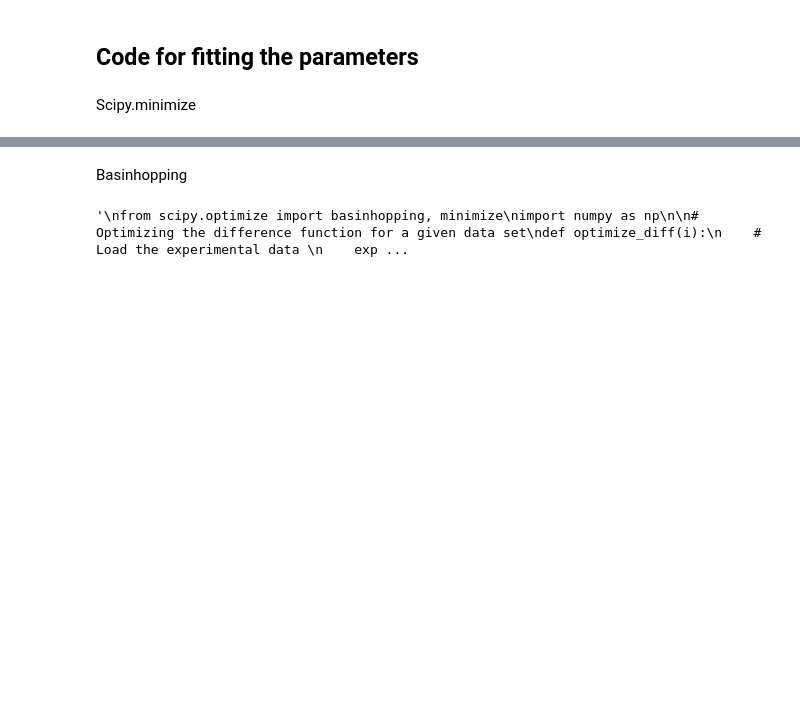
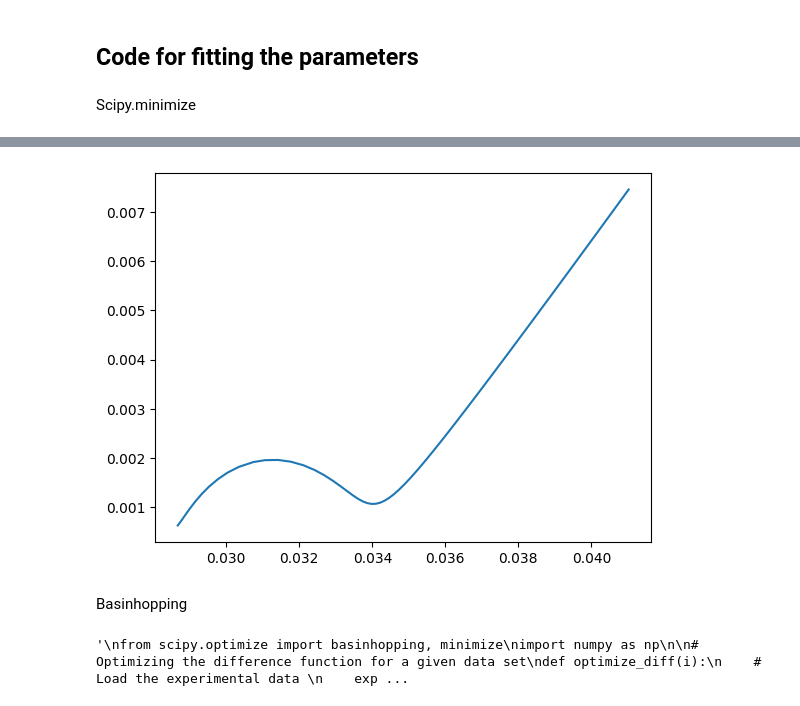
Before and after one commit to samaard2001/EIS-code, a Jupyter notebook: Code/EIS_ECM.ipynb, the cells around one changed output, grey strips where cells are left out. Drawn from its saved outputs; the diff is of its cells as text; code cells hidden in the pictures; blank space fills up the shorter version.

Commit message:
Trying to optimize

```diff
--- a/Code/EIS_ECM.ipynb
+++ b/Code/EIS_ECM.ipynb
@@ -686,3 +837,45 @@ print(a_fitting)
+# %%
+def R_part(param, _dU_dcs, Rs):
+    R_part = _dU_dcs*(Rs/(F*param['Ds']))
+    return R_part
+
+def Y_s(param, ang_freq, Rs):
+    omega_s = (ang_freq*Rs**2)/param['Ds']
+    Y_s = (np.sqrt(1j*omega_s) - np.tanh(np.sqrt(1j*omega_s)))/np.tanh(np.sqrt(1j*omega_s))
+    return Y_s
+
+# Trying to use non-ideal double-layer capacitance (CPE): Z_CPE = 1/(Q(1j*omega)**alpha)
+
+def Y_particle(param, ang_freq, R_part, Y_s):
+    Y = 1/((param['R1'] + R_part/Y_s)/(1 + (1j*ang_freq)**param['alpha']*param['Q1']*(param['R1'] + R_part/Y_s)))
+    #Y = 1/((param['R1'] + R_part/Y_s)/(1 + (1j*ang_freq)**param['alpha']*param['Q1']*(param['R1'] + R_part/Y_s)))
+    return Y
+
+def v(param, Y, sigma, K):
+    v = L/(((K*sigma)/(K + sigma))**0.5*((param['a']*Y))**(-0.5))
+    return v
+# %%
+def calc_Z1(comp_a, frequencies):
+    # Update param dictionary from the flat parameter list (comp), where comp is updated values
+    param_a = list_to_dict(a_fitting, comp_a)
+    ang_freq = 2 * np.pi * frequencies
+
+    Rp_a = R_part(param_a, _dU_dc_a, Rs_a)
+    Ys_a = Y_s(param_a, ang_freq, Rs_a)
+    Y_a = Y_particle(param_a, ang_freq, Rp_a, Ys_a)
+    v_calc_a = v(param_a, Y_a, sigma_a, K_a)
+
+    # The total impedance:
+    Z_a = param_a['Rel'] + (L_a/(K_a+sigma_a))*(1 + (2 + (sigma_a/K_a + K_a/sigma_a)*np.cosh(v_calc_a))/(v_calc_a*np.sinh(v_calc_a)))
+
+    return Z_a/area_electrode
+
+frequencies = np.array(get_exp_data(1, "")[1])
+Z_init = calc_Z1(dict_to_list(a_fitting), frequencies)
+plt.plot(Z_init.real, -Z_init.imag)
+plt.show()
+# %% [output]
+[figure, added]
 # %% [markdown]
 Basinhopping
 # %%
```
Also changed, not shown: parts of 21 cells of this notebook, 1 other file.
